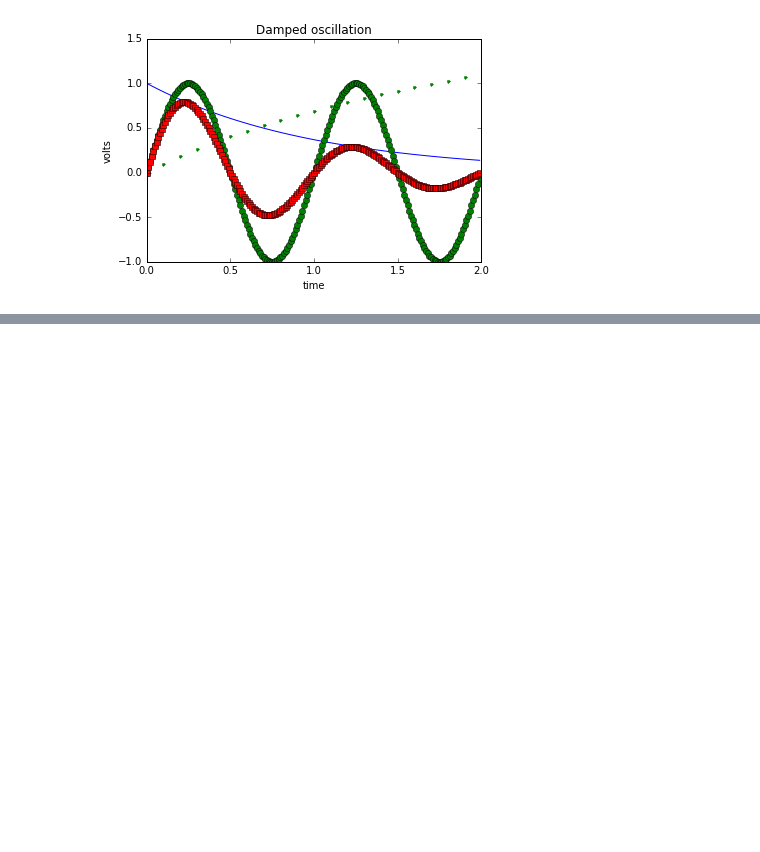
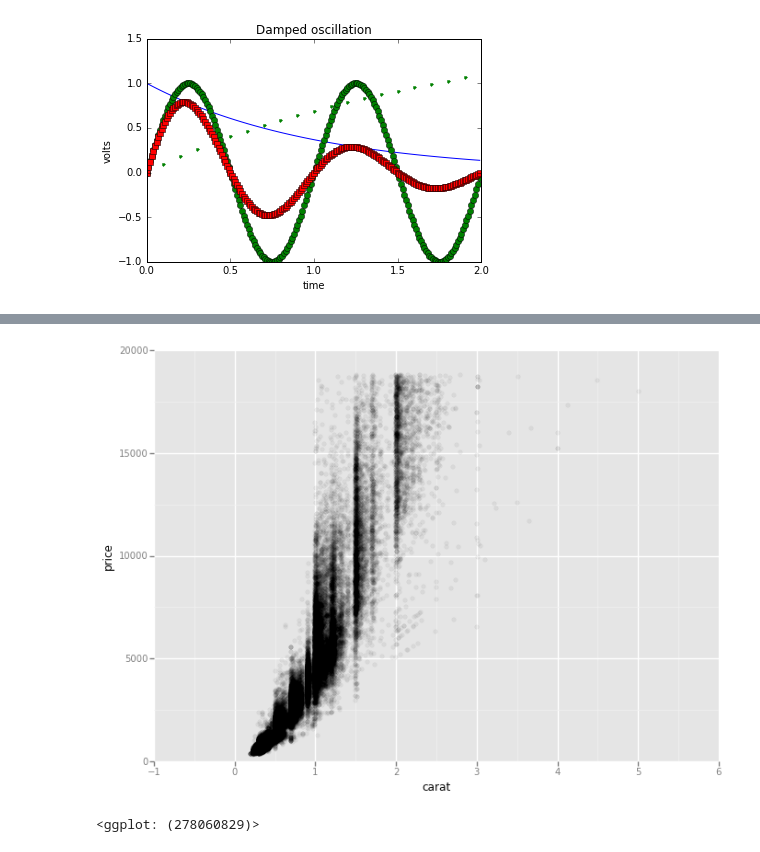
Before and after one commit to balcomes/ipython_notebooks, a Jupyter notebook: first_notebook.ipynb, the cells around one changed output, grey strips where cells are left out. Cells and saved outputs as stored; diff of their text form; code cells hidden in the pictures; blank space fills up the shorter version.

```diff
--- a/first_notebook.ipynb
+++ b/first_notebook.ipynb
@@ -76,0 +96,7 @@ py.iplot_mpl(fig2)
+# %%
+ggplot(diamonds, aes('carat', 'price')) + \
+    geom_point(alpha=1/20.) + \
+    ylim(0, 20000)
+# %% [output]
+[figure, added]
+<ggplot: (278060829)>
```
Also changed, not shown: parts of 5 cells of this notebook.
